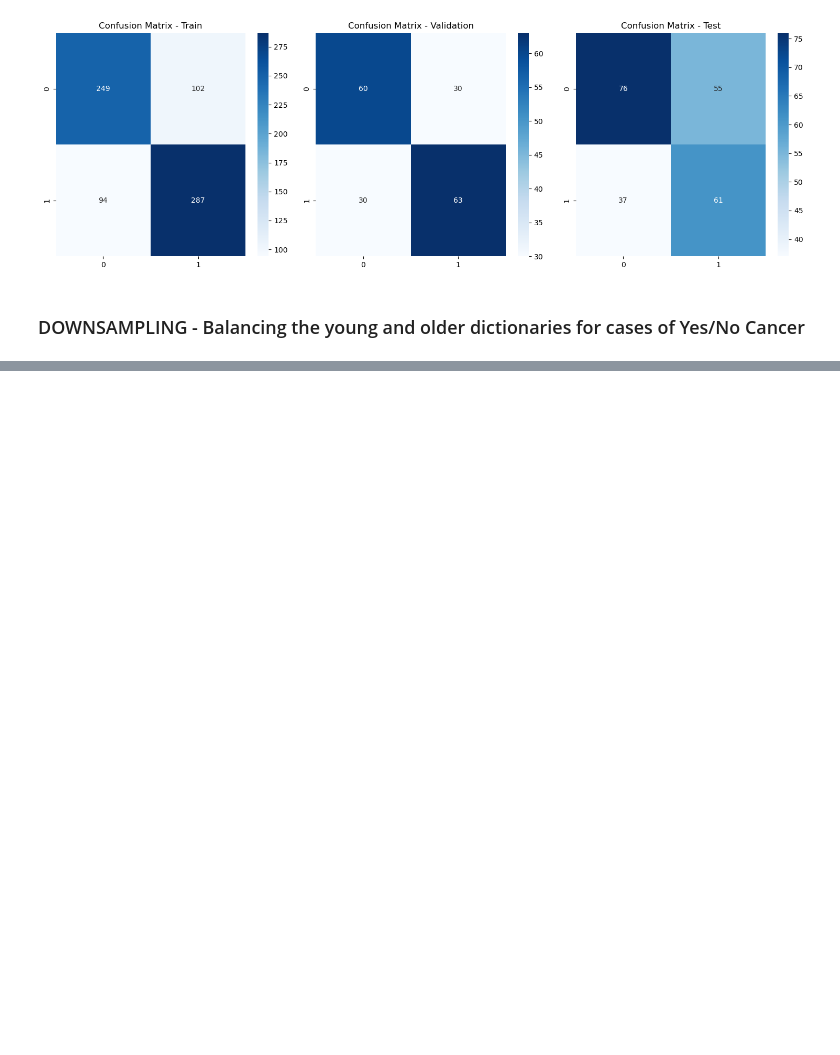
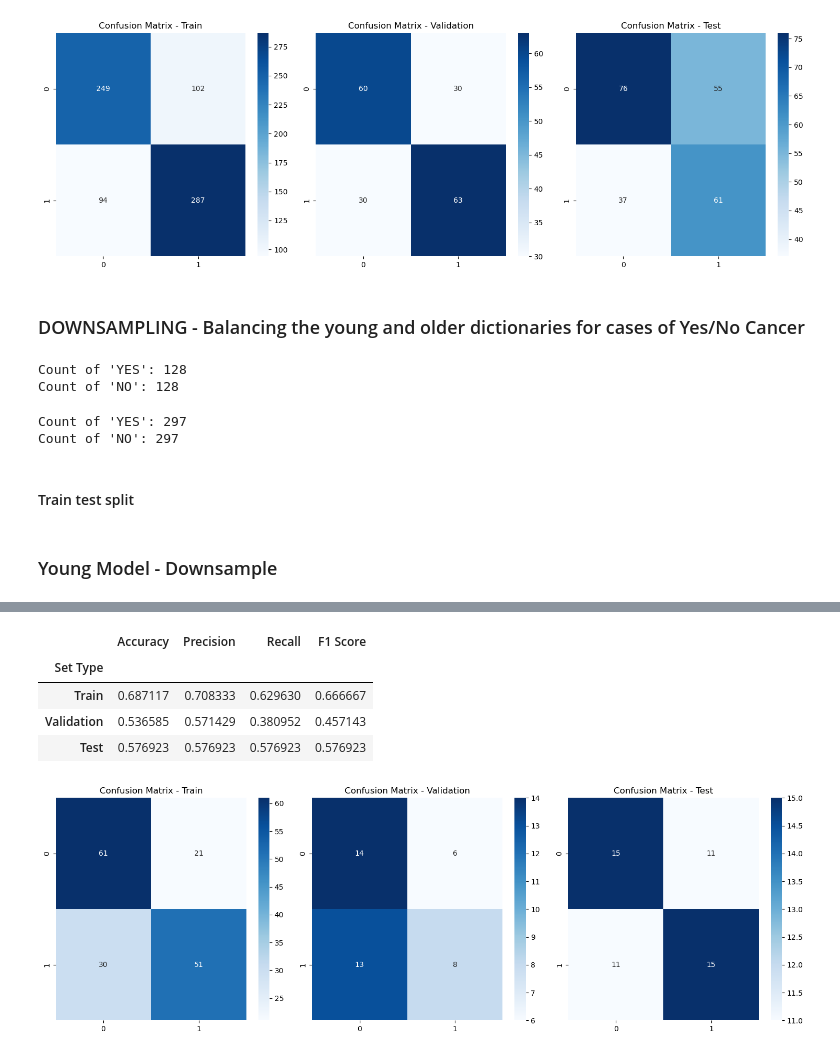
Before and after one commit to Kimberly97llp/cvproject, a Jupyter notebook: modeling.ipynb, the cells around one changed output, grey strips where cells are left out. Saved outputs shown, nothing was run; the diff lists cells and outputs as text; code cells hidden in the pictures; blank space fills up the shorter version.

Commit message:
Adding downsample experiment for age-tailored resnet model

```diff
--- a/modeling.ipynb
+++ b/modeling.ipynb
@@ -978,0 +973,23 @@ balance_checker(balanced_down)
+# %%
+young_balanced_down = balance_dataset(young_df, sampling = 'downsampling')
+older_balanced_down = balance_dataset(older_df, sampling = 'downsampling')
+# %%
+balance_checker(young_balanced_down)
+# %% [output]
+Count of 'YES': 128
+Count of 'NO': 128
+# %%
+balance_checker(older_balanced_down)
+# %% [output]
+Count of 'YES': 297
+Count of 'NO': 297
+# %% [markdown]
+#### Train test split
+# %%
+X_train_young_down, X_val_young_down, X_test_young_down, y_train_young_down, y_val_young_down, y_test_young_down, age_train_young_down, age_val_young_down, age_test_young_down = preprocess_data(young_balanced_down)
+X_train_old_down, X_val_old_down, X_test_old_down, y_train_old_down, y_val_old_down, y_test_old_down, age_train_old_down, age_val_old_down, age_test_old_down = preprocess_data(older_balanced_down)
+# %% [markdown]
+### Young Model - Downsample
+# %%
+model_young_down, history_young_down, metrics_young_down = build_and_resnet_1img_model(X_train_young_down, y_train_young_down, X_val_young_down, y_val_young_down, X_test_young_down, y_test_young_down, 0.5)
+# %% [output]
@@ -978,0 +1009,6 @@ balance_checker(balanced_down)
+|  | Accuracy | Precision | Recall | F1 Score |
+| Set Type |  |  |  |  |
+| Train | 0.687117 | 0.708333 | 0.629630 | 0.666667 |
+| Validation | 0.536585 | 0.571429 | 0.380952 | 0.457143 |
+| Test | 0.576923 | 0.576923 | 0.576923 | 0.576923 |
+[figure, added]
```
Also changed, not shown: parts of 7 cells of this notebook.
